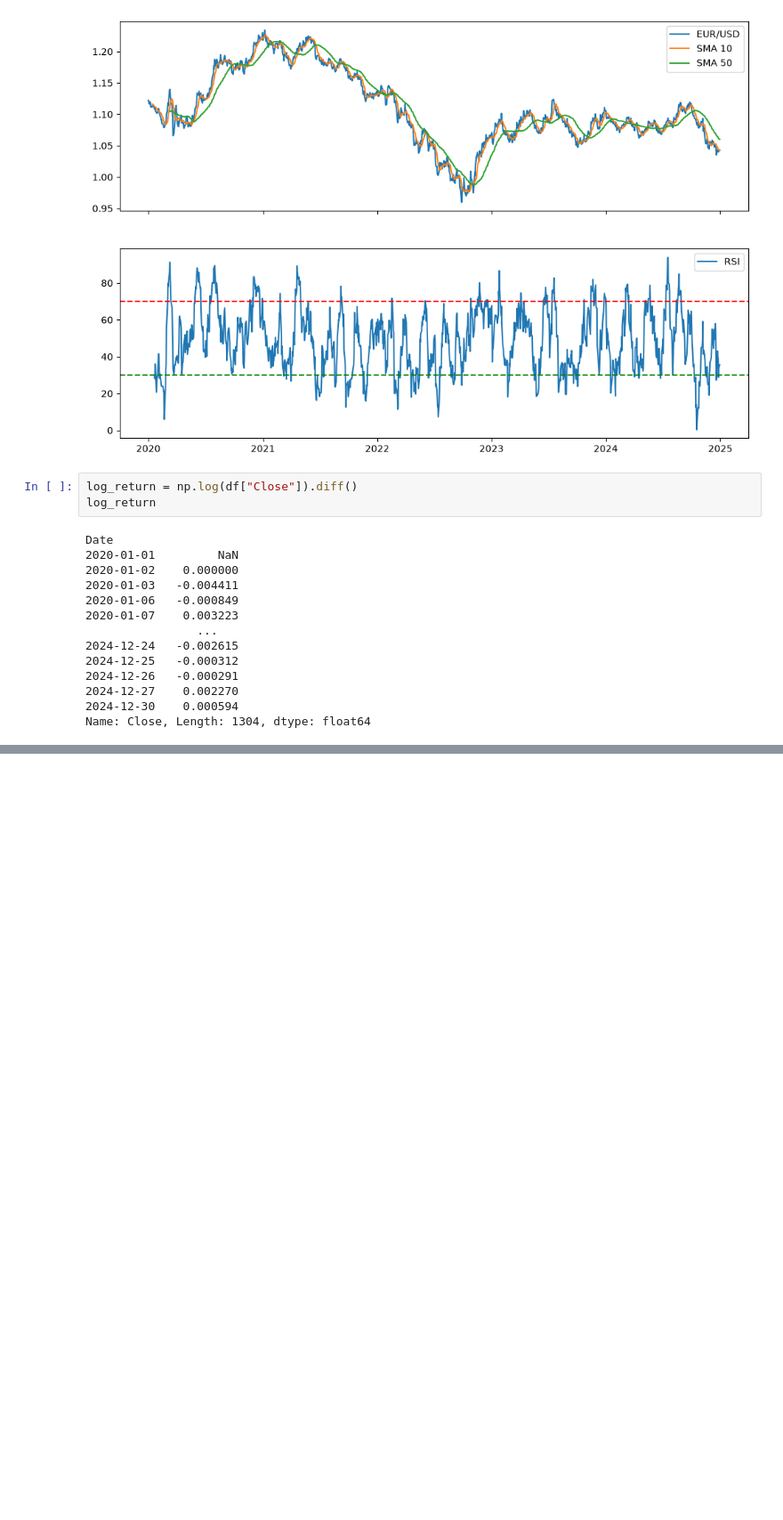
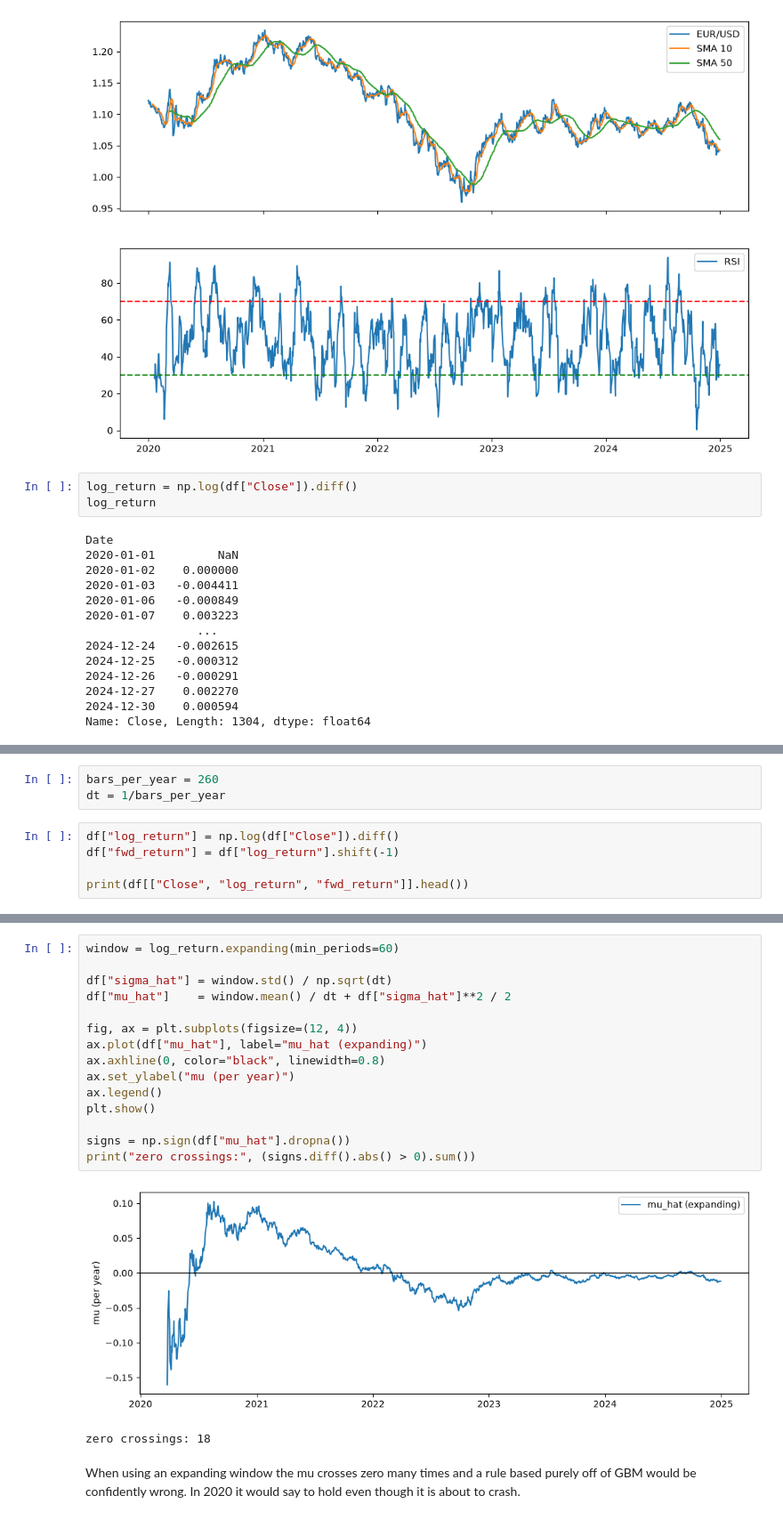
Before and after one commit to syeramaddu385/optimalStopping, a Jupyter notebook: data.ipynb, the cells around one changed output, grey strips where cells are left out. Shown at 89% size. Saved outputs shown, nothing was run; the diff lists cells and outputs as text; blank space fills up the shorter version.

Commit message:
made drift table, predicted mu using expanding window, used GBM stopping rule

```diff
--- a/data.ipynb
+++ b/data.ipynb
@@ -58,0 +66,8 @@ Name: Close, Length: 1304, dtype: float64
+# %%
+bars_per_year = 260
+dt = 1/bars_per_year
+# %%
+df["log_return"] = np.log(df["Close"]).diff()
+df["fwd_return"] = df["log_return"].shift(-1)
+
+print(df[["Close", "log_return", "fwd_return"]].head())
@@ -58,0 +104,20 @@ Name: Close, Length: 1304, dtype: float64
+# %%
+window = log_return.expanding(min_periods=60)
+
+df["sigma_hat"] = window.std() / np.sqrt(dt)
+df["mu_hat"]    = window.mean() / dt + df["sigma_hat"]**2 / 2
+
+fig, ax = plt.subplots(figsize=(12, 4))
+ax.plot(df["mu_hat"], label="mu_hat (expanding)")
+ax.axhline(0, color="black", linewidth=0.8)
+ax.set_ylabel("mu (per year)")
+ax.legend()
+plt.show()
+
+signs = np.sign(df["mu_hat"].dropna())
+print("zero crossings:", (signs.diff().abs() > 0).sum())
+# %% [output]
+[figure, added]
+zero crossings: 18
+# %% [markdown]
+When using an expanding window the mu crosses zero many times and a rule based purely off of GBM would be confidently wrong. In 2020 it would say to hold even though it is about to crash.
```
Also changed, not shown: parts of 6 cells of this notebook.
